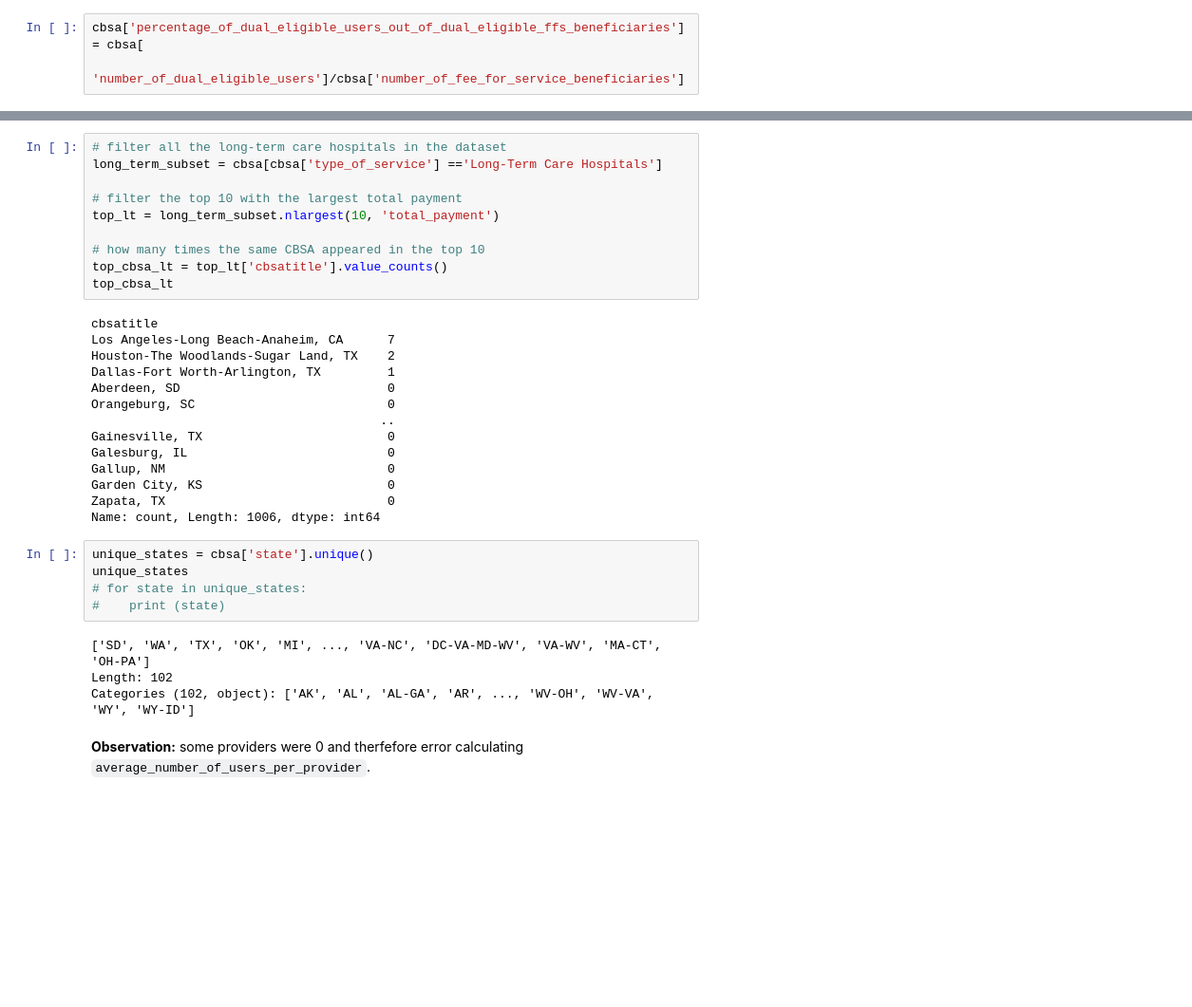
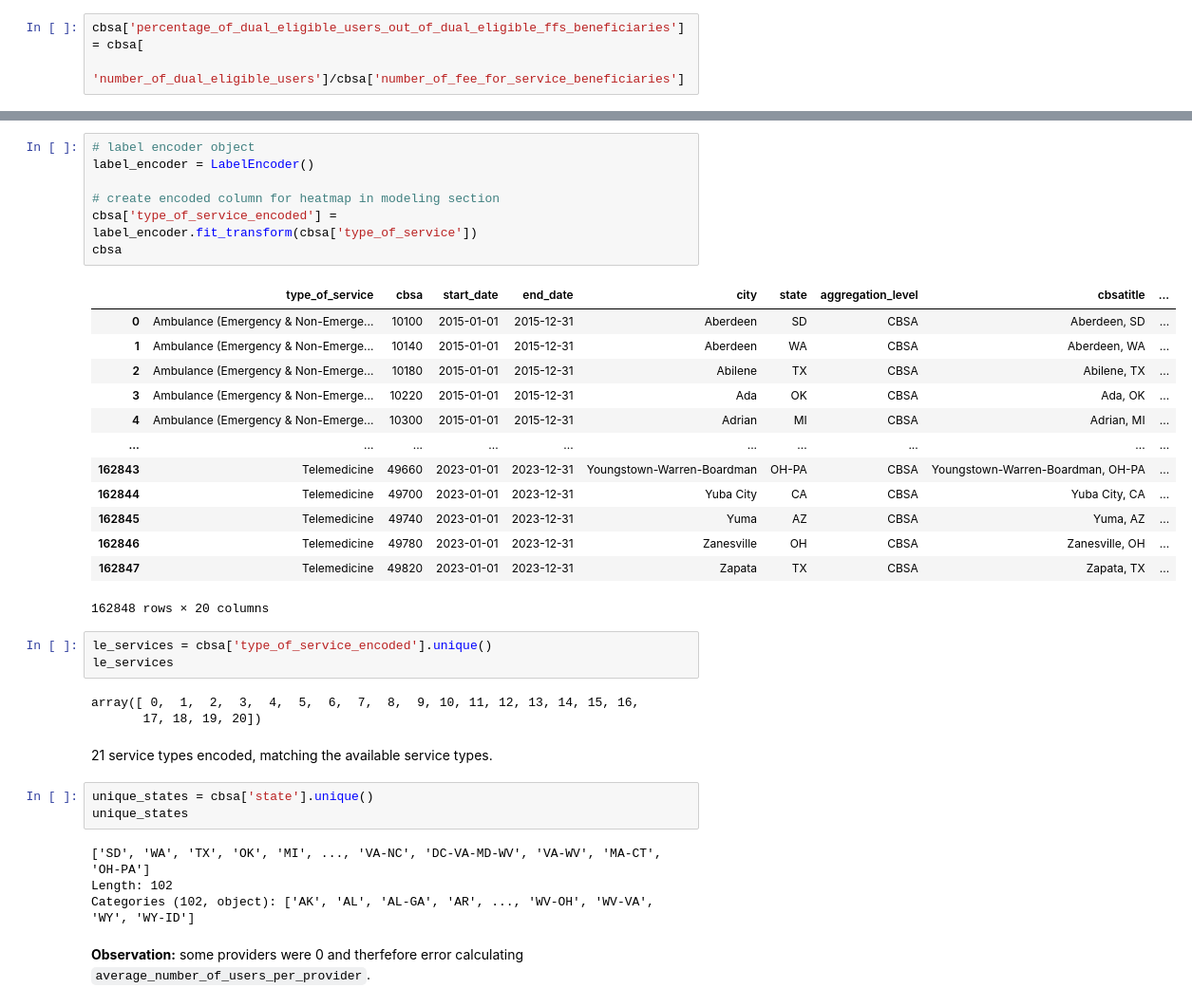
Before and after one commit to renaqd/team7-ADS502, a Jupyter notebook: team7-Final.ipynb, the cells around one changed output, grey strips where cells are left out. Shown at 95% size. Saved outputs shown, nothing was run; the diff lists cells and outputs as text; blank space fills up the shorter version.

```diff
--- a/team7-Final.ipynb
+++ b/team7-Final.ipynb
@@ -391,32 +436,35 @@ Name: number_of_users, dtype: int64
-# %%
-# filter all the long-term care hospitals in the dataset
-long_term_subset = cbsa[cbsa['type_of_service'] =='Long-Term Care Hospitals']
-
-# filter the top 10 with the largest total payment
-top_lt = long_term_subset.nlargest(10, 'total_payment')
-
-# how many times the same CBSA appeared in the top 10
-top_cbsa_lt = top_lt['cbsatitle'].value_counts()
-top_cbsa_lt
-# %% [output]
-cbsatitle
-Los Angeles-Long Beach-Anaheim, CA      7
-Houston-The Woodlands-Sugar Land, TX    2
-Dallas-Fort Worth-Arlington, TX         1
-Aberdeen, SD                            0
-Orangeburg, SC                          0
-                                       ..
-Gainesville, TX                         0
-Galesburg, IL                           0
-Gallup, NM                              0
-Garden City, KS                         0
-Zapata, TX                              0
-Name: count, Length: 1006, dtype: int64
+# %%
+# label encoder object
+label_encoder = LabelEncoder()
+
+# create encoded column for heatmap in modeling section
+cbsa['type_of_service_encoded'] = label_encoder.fit_transform(cbsa['type_of_service'])
+cbsa
+# %% [output]
+|  | type_of_service | cbsa | start_date | end_date | city | state | aggregation_level | cbsatitle | ... |
+| 0 | Ambulance (Emergency & Non-Emerge... | 10100 | 2015-01-01 | 2015-12-31 | Aberdeen | SD | CBSA | Aberdeen, SD | ... |
+| 1 | Ambulance (Emergency & Non-Emerge... | 10140 | 2015-01-01 | 2015-12-31 | Aberdeen | WA | CBSA | Aberdeen, WA | ... |
+| 2 | Ambulance (Emergency & Non-Emerge... | 10180 | 2015-01-01 | 2015-12-31 | Abilene | TX | CBSA | Abilene, TX | ... |
+| 3 | Ambulance (Emergency & Non-Emerge... | 10220 | 2015-01-01 | 2015-12-31 | Ada | OK | CBSA | Ada, OK | ... |
+| 4 | Ambulance (Emergency & Non-Emerge... | 10300 | 2015-01-01 | 2015-12-31 | Adrian | MI | CBSA | Adrian, MI | ... |
+| ... | ... | ... | ... | ... | ... | ... | ... | ... | ... |
+| 162843 | Telemedicine | 49660 | 2023-01-01 | 2023-12-31 | Youngstown-Warren-Boardman | OH-PA | CBSA | Youngstown-Warren-Boardman, OH-PA | ... |
+| 162844 | Telemedicine | 49700 | 2023-01-01 | 2023-12-31 | Yuba City | CA | CBSA | Yuba City, CA | ... |
+| 162845 | Telemedicine | 49740 | 2023-01-01 | 2023-12-31 | Yuma | AZ | CBSA | Yuma, AZ | ... |
+| 162846 | Telemedicine | 49780 | 2023-01-01 | 2023-12-31 | Zanesville | OH | CBSA | Zanesville, OH | ... |
+| 162847 | Telemedicine | 49820 | 2023-01-01 | 2023-12-31 | Zapata | TX | CBSA | Zapata, TX | ... |
+162848 rows × 20 columns
+# %%
+le_services = cbsa['type_of_service_encoded'].unique()
+le_services
+# %% [output]
+array([ 0,  1,  2,  3,  4,  5,  6,  7,  8,  9, 10, 11, 12, 13, 14, 15, 16,
+       17, 18, 19, 20])
+# %% [markdown]
+21 service types encoded, matching the available service types.
 # %%
 unique_states = cbsa['state'].unique()
 unique_states
-# for state in unique_states:
-#    print (state)
 # %% [output]
 ['SD', 'WA', 'TX', 'OK', 'MI', ..., 'VA-NC', 'DC-VA-MD-WV', 'VA-WV', 'MA-CT', 'OH-PA']
 Length: 102
```
Also changed, not shown: parts of 57 cells of this notebook.
